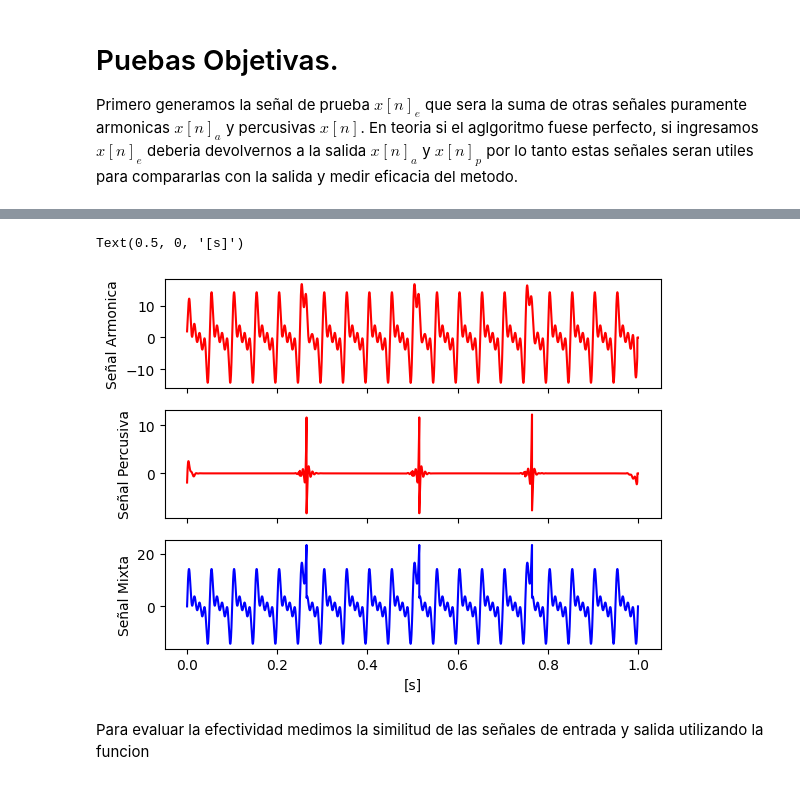
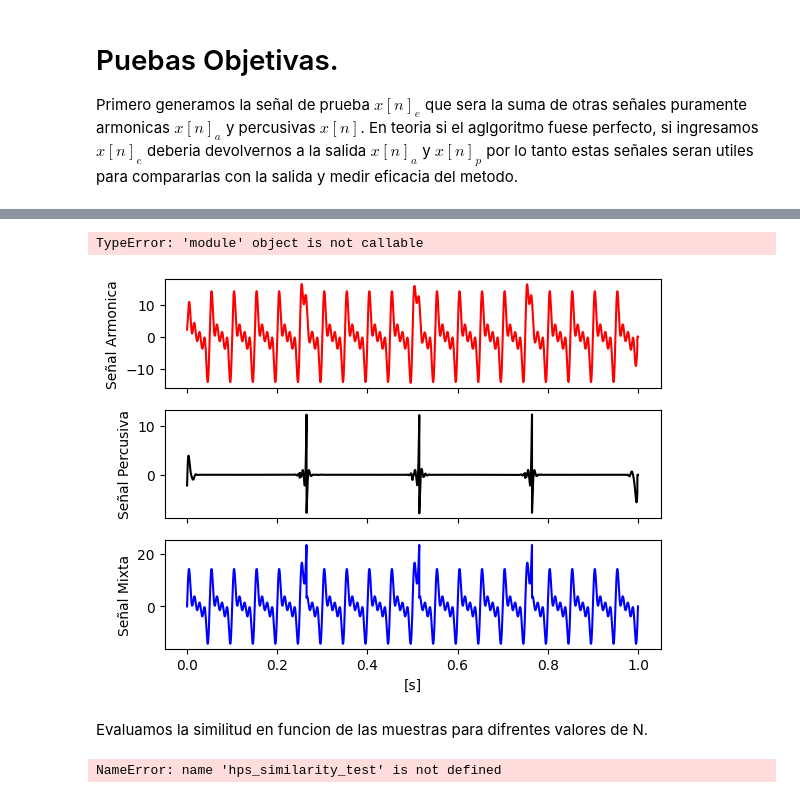
Before and after one commit to MatiasDiBernardo/TSM_Toolkit, a Jupyter notebook: hps_Test.ipynb, the cells around one changed output, grey strips where cells are left out. Saved outputs shown, nothing was run; the diff lists cells and outputs as text; code cells hidden in the pictures.

```diff
--- a/hps_Test.ipynb
+++ b/hps_Test.ipynb
@@ -10,3 +12,31 @@ from test.signals import  harmonic, impulses
+# %%
+
+def hps_similarity_test(xp,xh,plot, N, M, fs):
+    """Measure the similarity between pure aromonic and percuse signal imput and the hps output.
+
+    Args:
+        xp(np.array): Percusive signal.
+        x_ideal (np.array): Harmonic signal.
+        plot (boolean): Option to display the result in a graph.
+        audio_save (boolean): Option to save the audios in the audio directory.
+        N (int): STFT lenght.
+        N (int): Median filter lenght (must be od)
+        fs (int): Sample rate.
+    Returns:
+        Percusive_Similarity (float): Normalize value from 0 to 1 with the effectiveness of the algorithm.
+        Harmonic_Similarity (float): Normalize value from 0 to 1 with the effectiveness of the algorithm.
+    """
+    x = xp + xh
+    yp, yh = hps(x,N,M)
+    h_similarity = np.sum(np.abs(xp - yp))/len(yp)
+    p_similarity = np.sum(np.abs(xh - yh))/len(yh)
+    harmonic_max_sim = np.abs(np.max(xh) - np.max(yh))/np.max(xh)
+    return h_similarity, p_similarity, harmonic_max_sim
+
+
+
+
+    gain_discrepancy = np.abs(np.max(x_ideal) - np.max(x_result))
 # %% [markdown]
 ## HPS: Separacion Armonica y Percusiva.
 Este algoritmo busca seraparar las componetes armonicas y percusivas de una señal de audio, con el objetivo de implementar un TSM hibrido que procesa cada una de estas componentes por serapado,  el OLA y PV  aprovechando las mejores cualidades de cada uno.
@@ -29,7 +59,7 @@ Primero generamos la señal de prueba $x[n]_e$ que sera la suma de otras señale
 fs = 44100
 D = 1 #Duracion en segundos
 x_h = harmonic(4, 20,fs,5) #Por defecto la duracion es de 1s
-x_p = impulses(3,44100,20, 15) # Tres impulsos de 30ms
+x_p = impulses(3,fs,20, 15) # Tres impulsos de 30ms
 x = x_p + x_h
 t = np.linspace(0,D,fs*D)
 
@@ -44,6 +74,6 @@ ax2.set_ylabel('Señal Percusiva')
 ax3.set_ylabel('Señal Mixta')
 ax3.set_xlabel('[s]')
 
-fig.suptitle('Componetes puras')
+fig.suptitle('Componetes puras generadas')
 plt.show()
 # %% [output]
@@ -53,21 +88,45 @@ Aplicamos la separacion a la señal mixta, y graficamos los resultados.
 # %%
 
 N = 2**11
-M = 23
+M = 17
 
 y_p ,y_h = hps(x,N,M)
 
 fig, (ax1, ax2, ax3) = plt.subplots(3, sharex=True)
 ax1.plot(t, y_h, c='red')
-ax2.plot(t, y_p, c='red')
+ax2.plot(t, y_p, c='black')
 ax3.plot(t, x, c='blue')
 
 ax1.set_ylabel('Señal Armonica')
 ax2.set_ylabel('Señal Percusiva')
 ax3.set_ylabel('Señal Mixta')
 ax3.set_xlabel('[s]')
+
+s_p, s_h, h_max = hps_similarity_test(x_p,x_h,0,N,M,fs)
+
+print('Similitud de señal pecusiva: ',s_p)
+print('Similitud de señal armonica: ',s_h)
+print('Similitud maximos de la señal armonica ',h_max )
 # %% [output]
-Text(0.5, 0, '[s]')
+TypeError: 'module' object is not callable
-[figure, old version]
+[figure, new version]
-# %% [markdown]
-Para evaluar la efectividad medimos la similitud de las señales de entrada y salida utilizando la funcion
+# %% [markdown]
+Evaluamos la similitud en funcion de las muestras para difrentes valores de N.
+# %%
+n = np.arange(3,12,1)
+N_v = 2**n
+similitudes_p = np.zeros(len(N_v))
+similitudes_h = np.zeros(len(N_v))
+h_max = np.zeros(len(N_v))
+for i in range(len(N_v)):
+    similitudes_p[i], similitudes_h[i], h_max[i] = hps_similarity_test(x_p,x_h,0,N_v[i],M,fs)
+
+fig, ax = plt.subplots()
+
+plt.plot(N_v, similitudes_h)
+plt.plot(N_v, h_max)
+ax.set_ylabel('Coeficiente de Similitud')
+ax.set_xlabel('Largo de la ventana STFT')
+plt.show()
+# %% [output]
+NameError: name 'hps_similarity_test' is not defined
```
Also changed, not shown: parts of 10 cells of this notebook.
